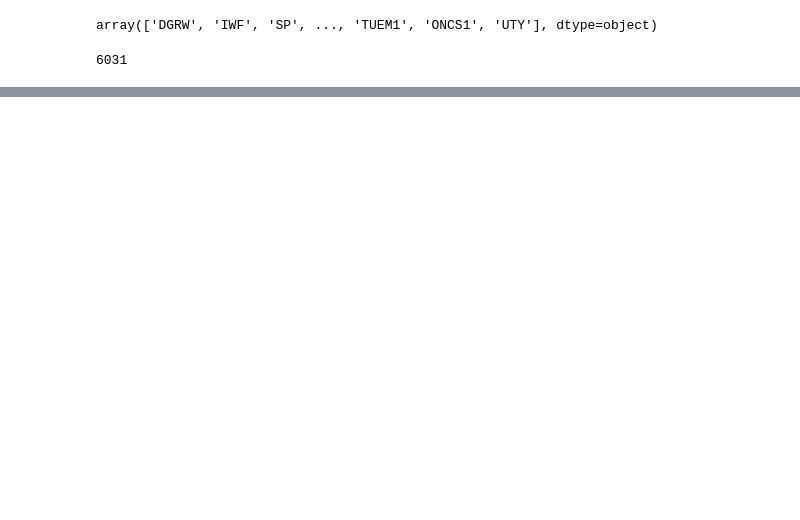
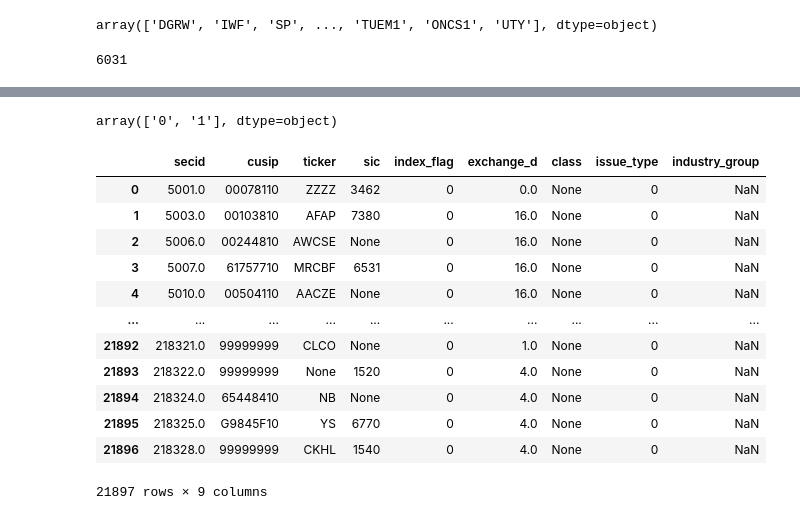
Before and after one commit to shreyjain-uchicago/ProjectLab_Spring-24_HullTactical, a Jupyter notebook: Volumes_OI_Analysis.ipynb, the cells around one changed output, grey strips where cells are left out. Saved outputs shown, nothing was run; the diff lists cells and outputs as text; code cells hidden in the pictures; blank space fills up the shorter version.

Commit message:
accessed the security tickers

```diff
--- a/Volumes_OI_Analysis.ipynb
+++ b/Volumes_OI_Analysis.ipynb
@@ -101,0 +168,32 @@ pd.DataFrame(df1['Split'].unique()).to_csv('Tickers_optionm.csv')
+# %%
+df2['ss_flag'].unique()
+# %% [output]
+array(['0', '1'], dtype=object)
+# %%
+specific_date = '2023-02-27'
+table_name = f"optionm.securd"  # Generate table name dynamically
+query = f"""
+SELECT
+    *
+FROM
+    {table_name} a
+WHERE
+    a.issue_type = '0'
+"""
+df3 = db.raw_sql(query, date_cols=['date'])
+
+df3
+# %% [output]
+|  | secid | cusip | ticker | sic | index_flag | exchange_d | class | issue_type | industry_group |
+| 0 | 5001.0 | 00078110 | ZZZZ | 3462 | 0 | 0.0 | None | 0 | NaN |
+| 1 | 5003.0 | 00103810 | AFAP | 7380 | 0 | 16.0 | None | 0 | NaN |
+| 2 | 5006.0 | 00244810 | AWCSE | None | 0 | 16.0 | None | 0 | NaN |
+| 3 | 5007.0 | 61757710 | MRCBF | 6531 | 0 | 16.0 | None | 0 | NaN |
+| 4 | 5010.0 | 00504110 | AACZE | None | 0 | 16.0 | None | 0 | NaN |
+| ... | ... | ... | ... | ... | ... | ... | ... | ... | ... |
+| 21892 | 218321.0 | 99999999 | CLCO | None | 0 | 1.0 | None | 0 | NaN |
+| 21893 | 218322.0 | 99999999 | None | 1520 | 0 | 4.0 | None | 0 | NaN |
+| 21894 | 218324.0 | 65448410 | NB | None | 0 | 4.0 | None | 0 | NaN |
+| 21895 | 218325.0 | G9845F10 | YS | 6770 | 0 | 4.0 | None | 0 | NaN |
+| 21896 | 218328.0 | 99999999 | CKHL | 1540 | 0 | 4.0 | None | 0 | NaN |
+21897 rows × 9 columns
```
Also changed, not shown: parts of 8 cells of this notebook.
